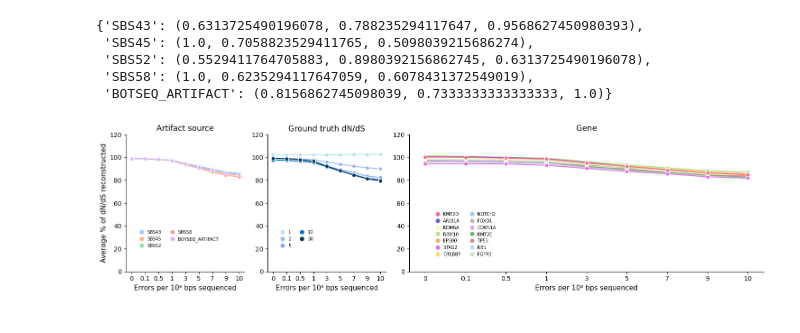
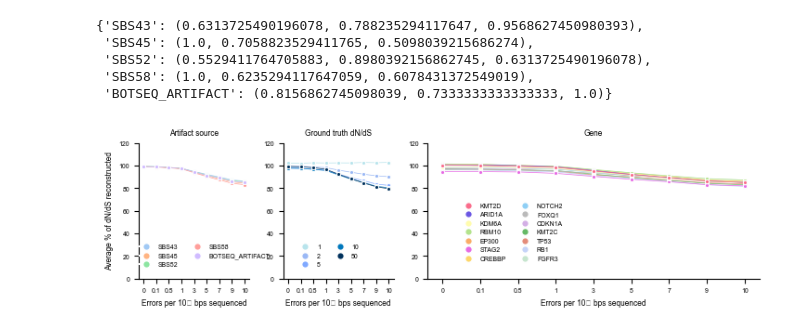
Before and after one commit to bbglab/normal_bladder_paper, a Jupyter notebook: extended/extended7/ExtendedFigure7.ipynb, the cells around one changed output. Saved outputs shown, nothing was run; the diff lists cells and outputs as text; code cells hidden in the pictures.

```diff
--- a/extended/extended7/ExtendedFigure7.ipynb
+++ b/extended/extended7/ExtendedFigure7.ipynb
@@ -31,6 +28,6 @@ from plot_f1 import *
 # %%
-plt.rcParams['legend.handlelength'] = 1
-plt.rcParams['legend.handleheight'] = 1.125
+# plt.rcParams['legend.handlelength'] = 1
+# plt.rcParams['legend.handleheight'] = 1.125
 # %%
 cluster_dir = "/data/bbg"
 
@@ -269,49 +251,56 @@ variables2plot = ["artifact", "groundtruth_omega", "gene"]
 variables2plot_order = [artifacts, omegas, nmuts_ordered_genes]
 variables2plot_colors = [artifacts_palette, omega_palette, gene2color]
 variable2plot_title = ["Artifact source", "Ground truth dN/dS", "Gene"]
-fig, axs = plt.subplots(1, len(variables2plot), figsize = (15, 4), sharey = False,
+fig, axs = plt.subplots(1, len(variables2plot), figsize = (7.350, 2.217), sharey = False,
                        gridspec_kw = {'width_ratios': [1, 1, 3]})
 
 for i, (var, order, palette, title) in enumerate(zip(variables2plot, variables2plot_order, variables2plot_colors, variable2plot_title)):
 
     plot_df_gpby = plot_df.groupby(
         ["errorate", var])["prop_reconstructed_dnds"].median().to_frame("median_prop_reconstructed_dnds").reset_index()
     plot_df_gpby["errorate"] = pd.Categorical(plot_df_gpby["errorate"], categories = error_rates, ordered = True)
 
     sns.lineplot(plot_df_gpby,
                 x = "errorate", y = "median_prop_reconstructed_dnds", hue = var,
                 hue_order = order, marker = "o",
-                palette = palette, ax = axs[i]
+                palette = palette, ax = axs[i],
+                markersize = 3, linewidth = .5, markeredgewidth = 0.1
                 )
 
-    axs[i].set_xlabel("Errors per 10⁸ bps sequenced", fontsize = 11)
+    axs[i].set_xlabel("Errors per 10⁸ bps sequenced", fontsize = plots_general_config["xylabel_fontsize"])
     axs[i].set_ylabel("")
-    axs[i].set_title(title, fontsize = 12.5)
+    axs[i].set_title(title, fontsize = plots_general_config["xylabel_fontsize"])
     axs[i].set_xticks([0, 1, 2, 3, 4, 5, 6, 7, 8])
-    axs[i].set_xticklabels(["0", "0.1", "0.5", "1", "3", "5", "7", "9", "10"])
+    axs[i].set_xticklabels(["0", "0.1", "0.5", "1", "3", "5", "7", "9", "10"],
+                        fontsize = plots_general_config["xyticks_fontsize"])
+    axs[i].tick_params(axis='y', labelsize = plots_general_config["xyticks_fontsize"])
+
     axs[i].set_ylim(0, 120)  # Set y-axis limits
     if i == 0:
-        axs[i].set_ylabel("Average % of dN/dS reconstructed", fontsize = 11)
+        axs[i].set_ylabel("Average % of dN/dS reconstructed", fontsize = plots_general_config["xylabel_fontsize"])
     axs[i].legend_.remove()
     axs[i].spines["top"].set_visible(False)
     axs[i].spines["right"].set_visible(False)
 
     legend_handles = []
     for categ in palette:
         if categ in plot_df_gpby[var].unique():
-            legend_handles.append(Line2D([0], [0], marker='o', color='w', markerfacecolor=palette[categ], markersize=8, label=categ))
+            legend_handles.append(Line2D([0], [0], marker='o', color='w',
+                                        markerfacecolor=palette[categ], markersize=5.5, label=categ))
 
     if var == "artifact":
-        legend_pos = (0.19, 0.4)
+        legend_pos = (0.27, 0.4)
     elif var == "groundtruth_omega":
-        legend_pos = (0.33, 0.4)
+        legend_pos = (0.4, 0.4)
     elif var == "gene":
-        legend_pos = (0.6, 0.5)
-    legend = fig.legend(handles=legend_handles, title="", loc='upper right', bbox_to_anchor=legend_pos, fontsize=7,
-          title_fontsize = 8, ncols = 2, frameon = False, alignment = "center")
+        legend_pos = (0.7, 0.6)
+    legend = fig.legend(handles=legend_handles, title="", loc='upper right', bbox_to_anchor=legend_pos,
+                        fontsize=plots_general_config["legend_fontsize"],
+                        title_fontsize = plots_general_config["legend_fontsize"], ncols = 2,
+                        frameon = False, alignment = "center")
     legend.get_title().set_ha('center')
 
 plt.tight_layout()
-plt.savefig(f"figs/extFig7b.png", dpi = 300, bbox_inches = 'tight')
+plt.savefig(f"figs/extFig7b.pdf", dpi = 300, bbox_inches = 'tight')
 # %% [output]
-[figure, old version]
+[figure, new version]
```
Also changed, not shown: parts of 4 cells of this notebook, 5 other files.
